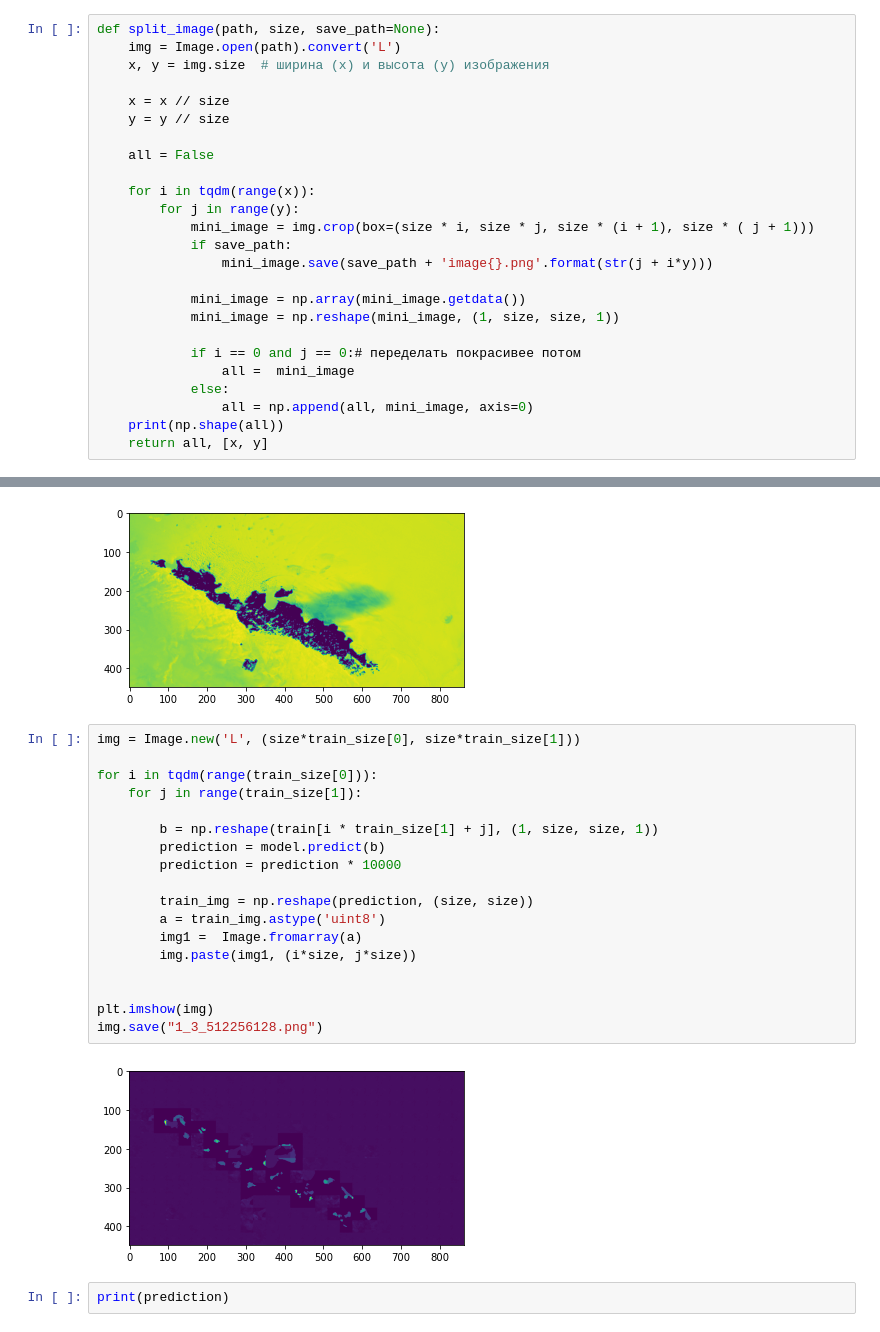
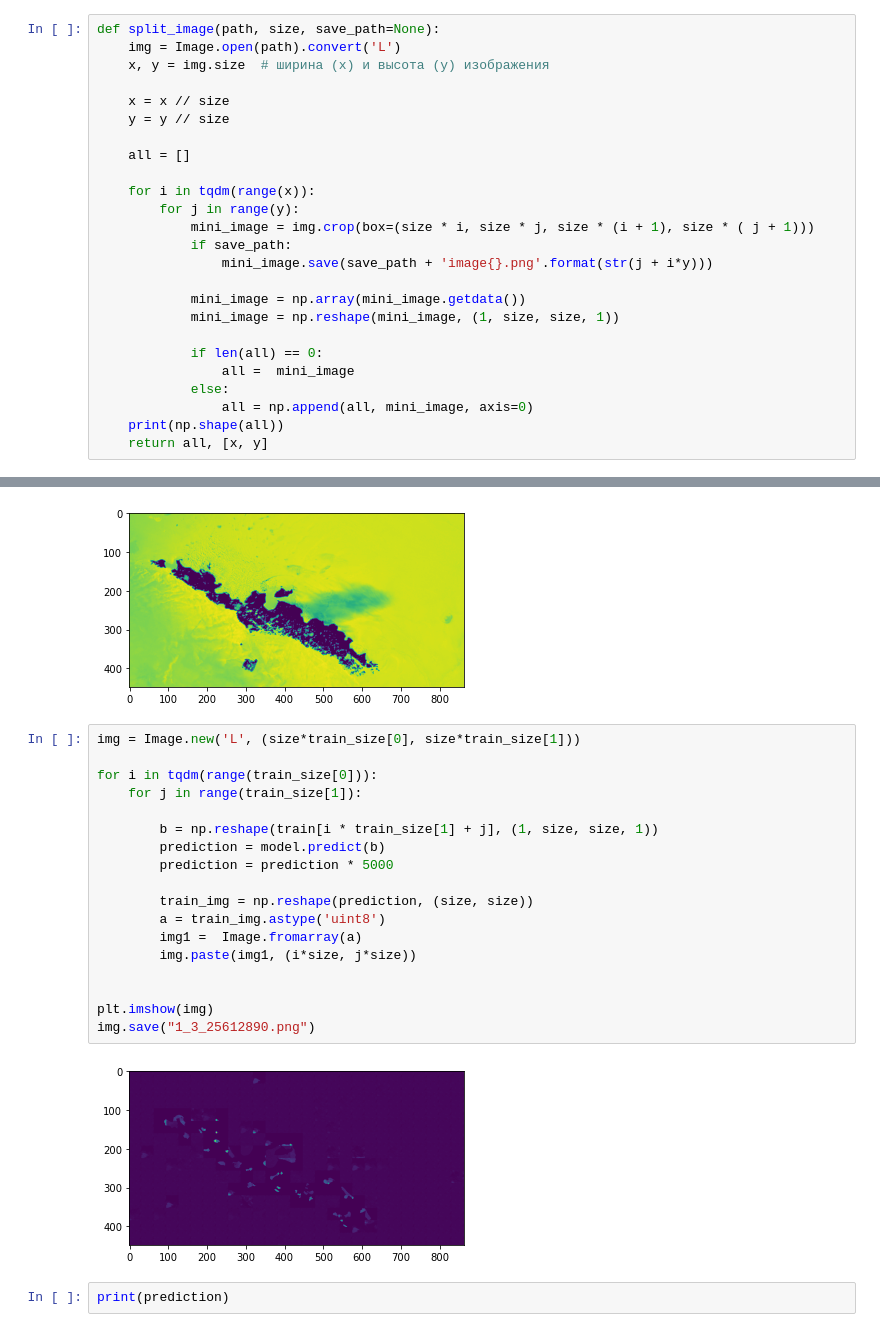
Before and after one commit to UsernameValter/ices_unet, a Jupyter notebook: ices.ipynb, the cells around one changed output, grey strips where cells are left out. Saved outputs shown, nothing was run; the diff lists cells and outputs as text.

```diff
--- a/ices.ipynb
+++ b/ices.ipynb
@@ -31,7 +31,7 @@ def split_image(path, size, save_path=None):
     x = x // size
     y = y // size
 
-    all = False
+    all = []
 
     for i in tqdm(range(x)):
         for j in range(y):
@@ -42,7 +42,7 @@ def split_image(path, size, save_path=None):
             mini_image = np.array(mini_image.getdata())
             mini_image = np.reshape(mini_image, (1, size, size, 1))
 
-            if i == 0 and j == 0:# переделать покрасивее потом
+            if len(all) == 0:
                 all =  mini_image
             else:
                 all = np.append(all, mini_image, axis=0)
@@ -270,23 +272,23 @@ plt.imshow(img)
 # %%
 img = Image.new('L', (size*train_size[0], size*train_size[1]))
 
 for i in tqdm(range(train_size[0])):
     for j in range(train_size[1]):
 
         b = np.reshape(train[i * train_size[1] + j], (1, size, size, 1))
         prediction = model.predict(b)
-        prediction = prediction * 10000
+        prediction = prediction * 5000
 
         train_img = np.reshape(prediction, (size, size))
         a = train_img.astype('uint8')
         img1 =  Image.fromarray(a)
         img.paste(img1, (i*size, j*size))
 
 
 plt.imshow(img)
-img.save("1_3_512256128.png")
+img.save("1_3_25612890.png")
 # %% [output]
-[figure, old version]
+[figure, new version]
 # %%
 print(prediction)
 # %% [output]
```
Also changed, not shown: parts of 3 cells of this notebook.
